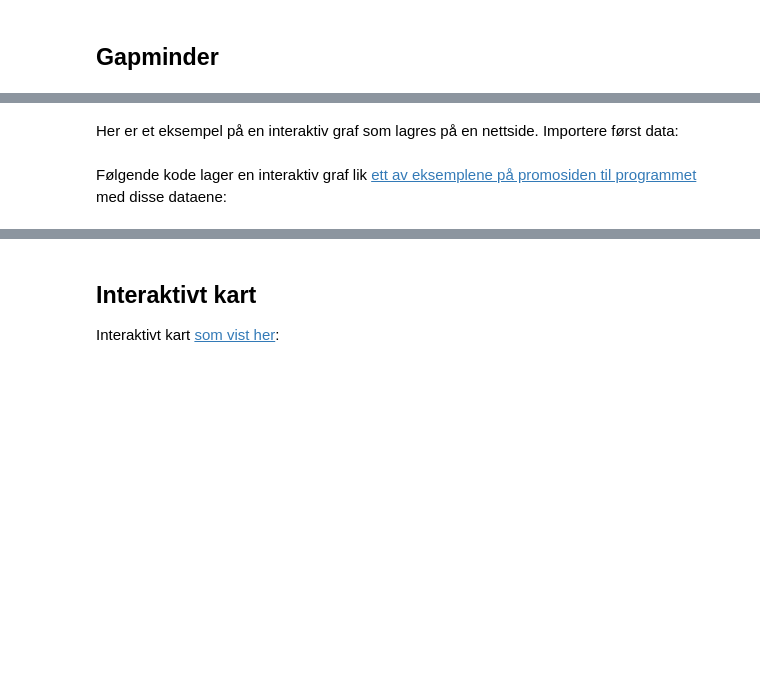
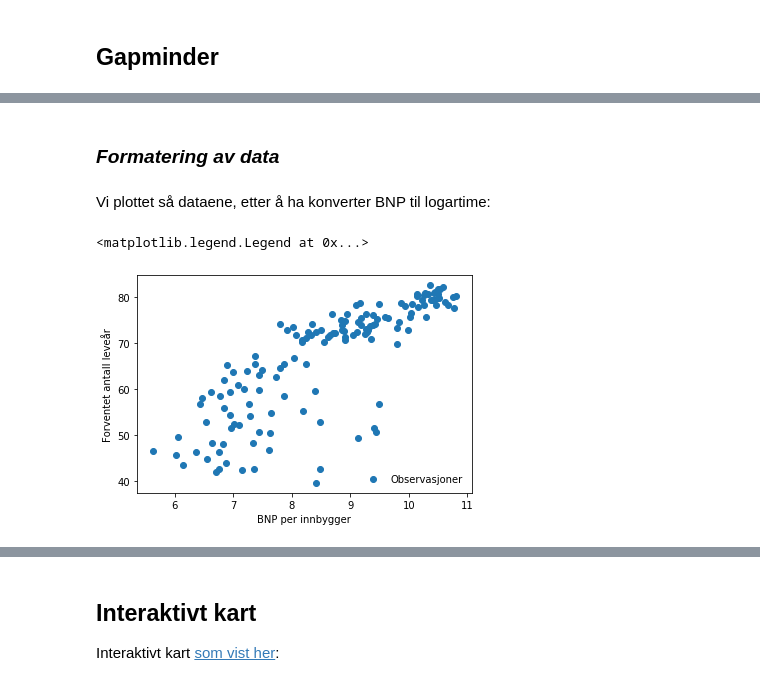
Before and after one commit to harsutvi/notebooks, a Jupyter notebook: 11 - interaktive websider.ipynb, the cells around one changed output, grey strips where cells are left out. Cells and saved outputs as stored; diff of their text form; code cells hidden in the pictures; blank space fills up the shorter version.

```diff
--- a/11 - interaktive websider.ipynb
+++ b/11 - interaktive websider.ipynb
@@ -6,0 +9,4 @@
+# %%
+import pandas as pd
+g = pd.read_csv("https://titlon.uit.no/hht/data/gapminder.csv", index_col=0)#reading data
+g
@@ -7,7 +27,20 @@
+# %% [markdown]
+### *Formatering av data*
 # %% [markdown]
-Her er et eksempel på en interaktiv graf som lagres på en nettside. Importere først data:
+Vi plottet så dataene, etter å ha konverter BNP til logartime:
-# %%
-import pandas as pd
-g = pd.read_csv("https://titlon.uit.no/hht/data/gapminder.csv")#reading data
-# %% [markdown]
-Følgende kode lager en interaktiv graf lik [ett av eksemplene på promosiden til programmet](https://titlon.uit.no/hht/index.php?page=1) med disse dataene:
+# %%
+import numpy as np
+from matplotlib import pyplot as plt
+
+fig,ax=plt.subplots()
+
+#adding axis lables:
+ax.set_ylabel('Forventet antall leveår')
+ax.set_xlabel('BNP per innbygger')
+
+#plotting the function:
+ax.scatter(np.log(g['gdp_cap']), g['life_exp'],  label='Observasjoner')
+ax.legend(loc='lower right',frameon=False)
+# %% [output]
+<matplotlib.legend.Legend at 0x...>
+[figure, added]
```
Also changed, not shown: parts of 20 cells of this notebook, 2 other files.
